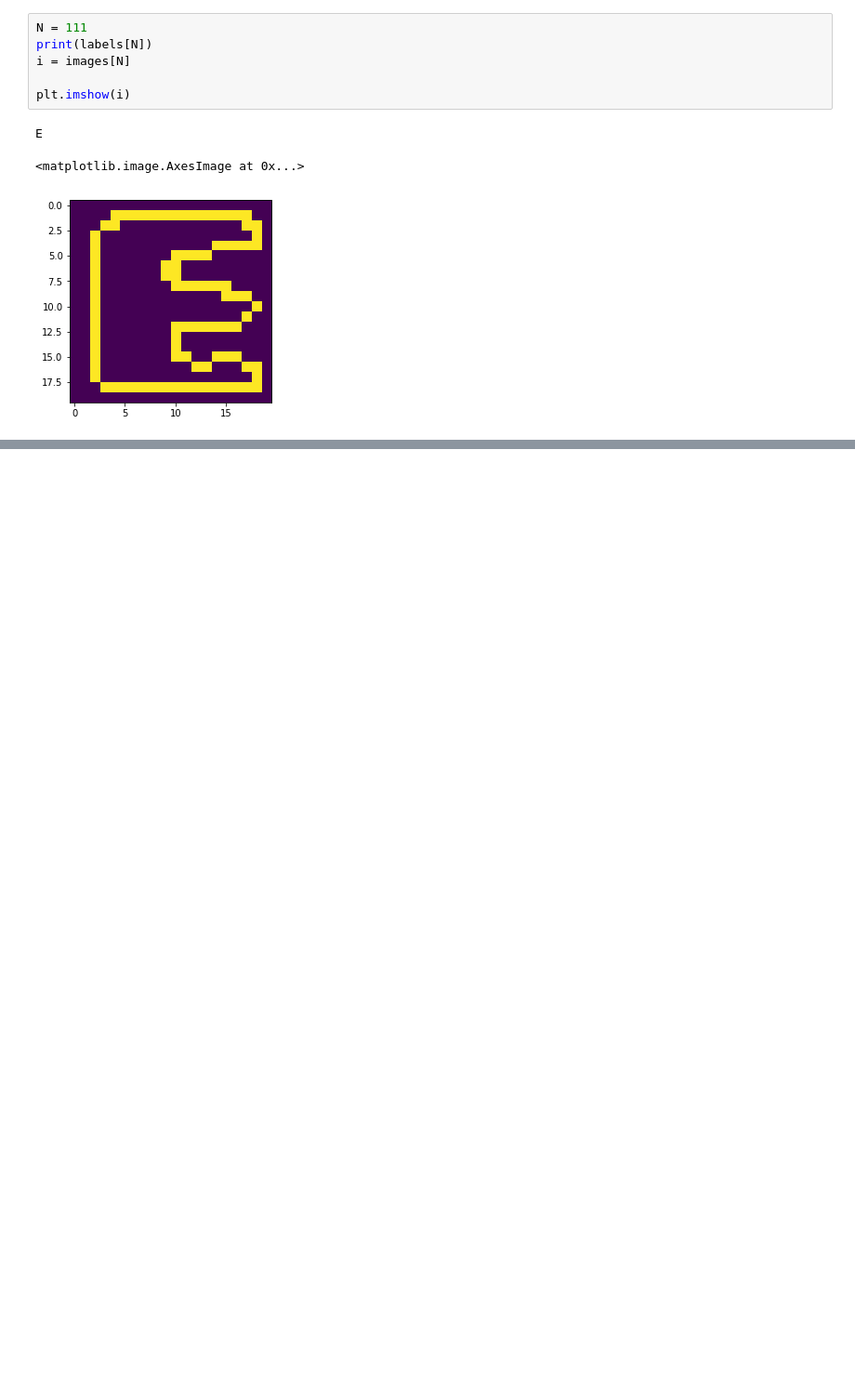
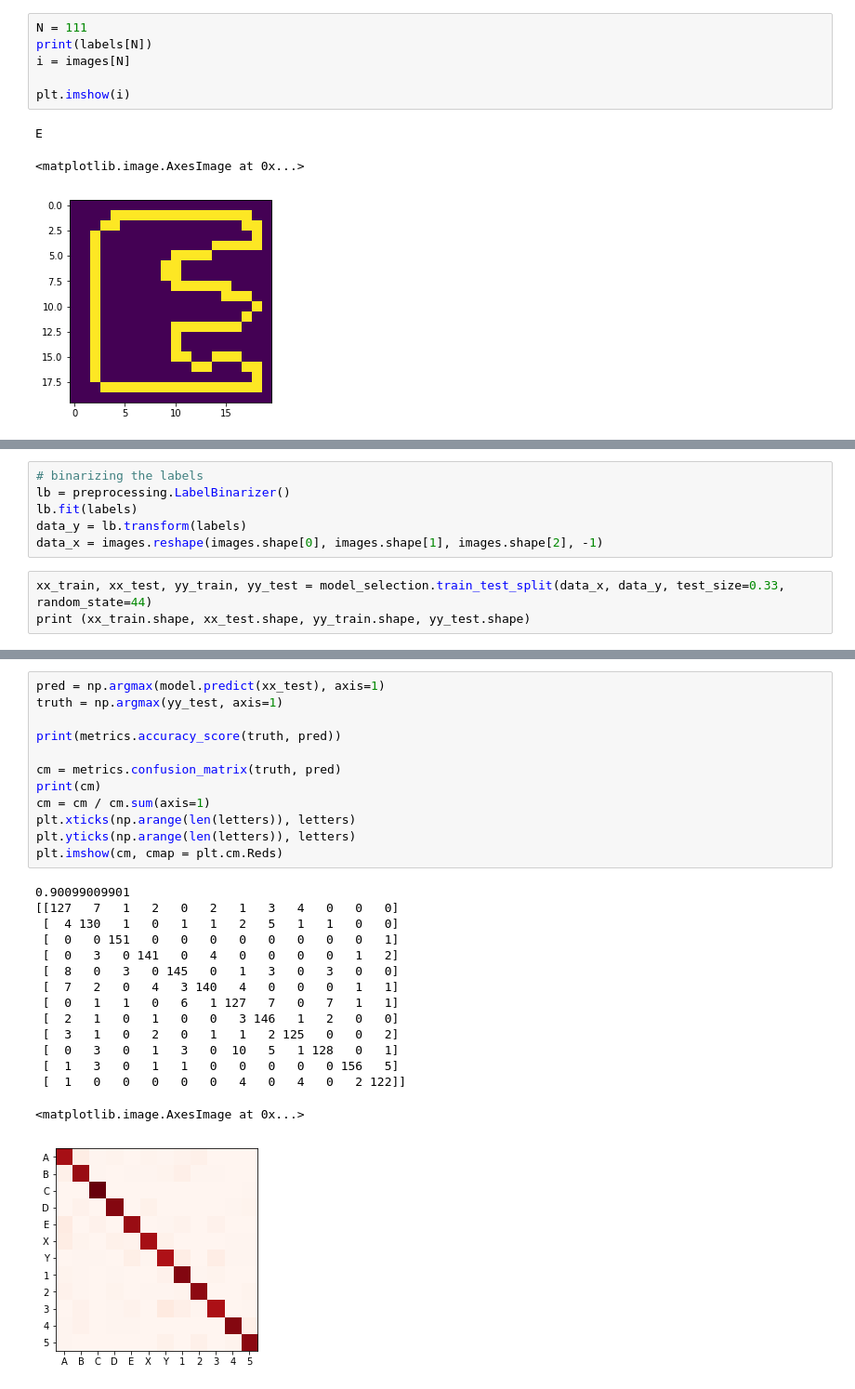
Before and after one commit to tempflip/char_recognition, a Jupyter notebook: char_classify.ipynb, the cells around one changed output, grey strips where cells are left out. Shown at 93% size. Cells and saved outputs as stored; diff of their text form; blank space fills up the shorter version.

```diff
--- a/char_classify.ipynb
+++ b/char_classify.ipynb
@@ -193,0 +208,9 @@ plt.imshow(cm, cmap = plt.cm.Reds)
+# %%
+# binarizing the labels
+lb = preprocessing.LabelBinarizer()
+lb.fit(labels)
+data_y = lb.transform(labels)
+data_x = images.reshape(images.shape[0], images.shape[1], images.shape[2], -1)
+# %%
+xx_train, xx_test, yy_train, yy_test = model_selection.train_test_split(data_x, data_y, test_size=0.33, random_state=44)
+print (xx_train.shape, xx_test.shape, yy_train.shape, yy_test.shape)
@@ -193,0 +293,28 @@ plt.imshow(cm, cmap = plt.cm.Reds)
+# %%
+pred = np.argmax(model.predict(xx_test), axis=1)
+truth = np.argmax(yy_test, axis=1)
+
+print(metrics.accuracy_score(truth, pred))
+
+cm = metrics.confusion_matrix(truth, pred)
+print(cm)
+cm = cm / cm.sum(axis=1)
+plt.xticks(np.arange(len(letters)), letters)
+plt.yticks(np.arange(len(letters)), letters)
+plt.imshow(cm, cmap = plt.cm.Reds)
+# %% [output]
+0.90099009901
+[[127   7   1   2   0   2   1   3   4   0   0   0]
+ [  4 130   1   0   1   1   2   5   1   1   0   0]
+ [  0   0 151   0   0   0   0   0   0   0   0   1]
+ [  0   3   0 141   0   4   0   0   0   0   1   2]
+ [  8   0   3   0 145   0   1   3   0   3   0   0]
+ [  7   2   0   4   3 140   4   0   0   0   1   1]
+ [  0   1   1   0   6   1 127   7   0   7   1   1]
+ [  2   1   0   1   0   0   3 146   1   2   0   0]
+ [  3   1   0   2   0   1   1   2 125   0   0   2]
+ [  0   3   0   1   3   0  10   5   1 128   0   1]
+ [  1   3   0   1   1   0   0   0   0   0 156   5]
+ [  1   0   0   0   0   0   4   0   4   0   2 122]]
+<matplotlib.image.AxesImage at 0x...>
+[figure, added]
```
Also changed, not shown: parts of 20 cells of this notebook.
